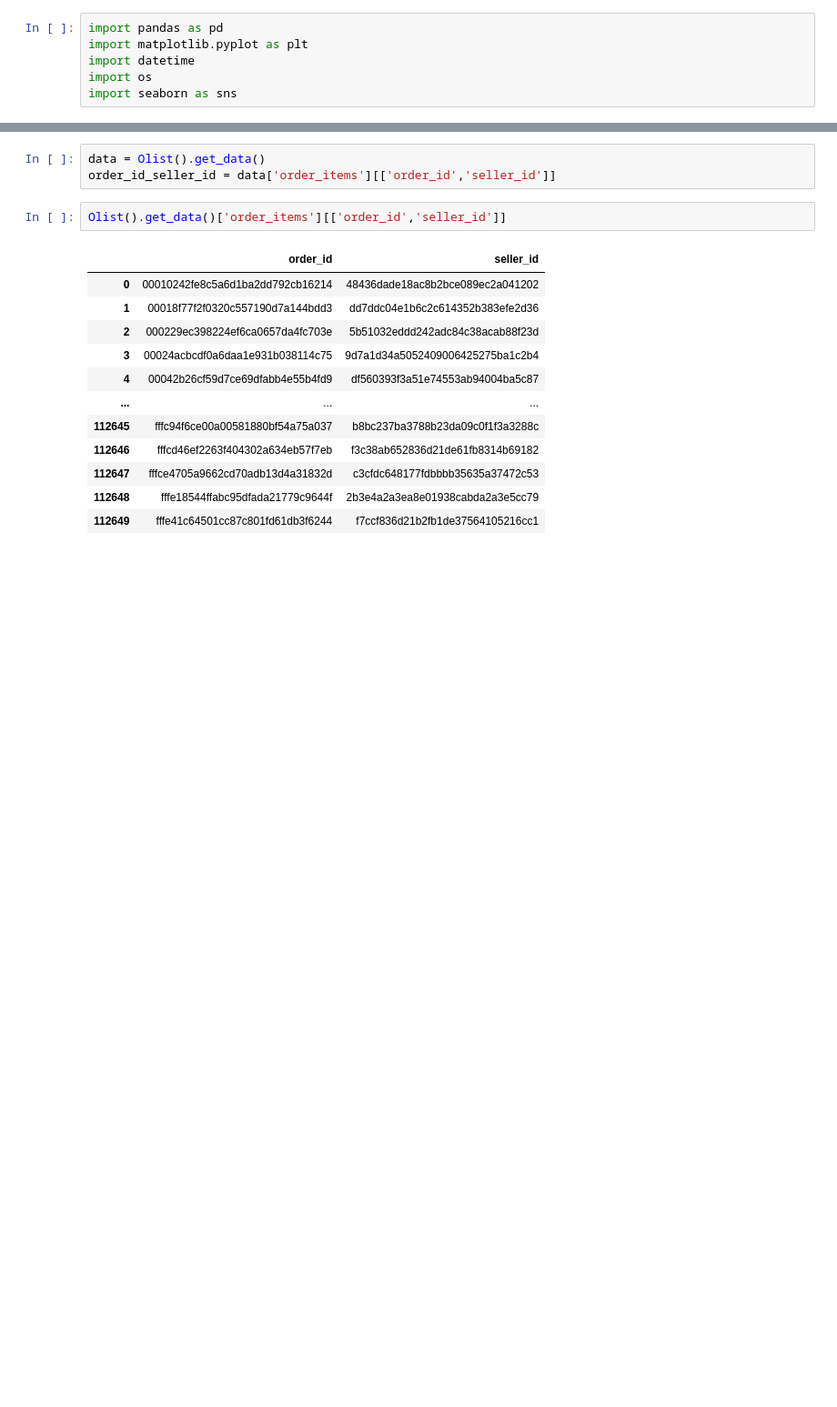
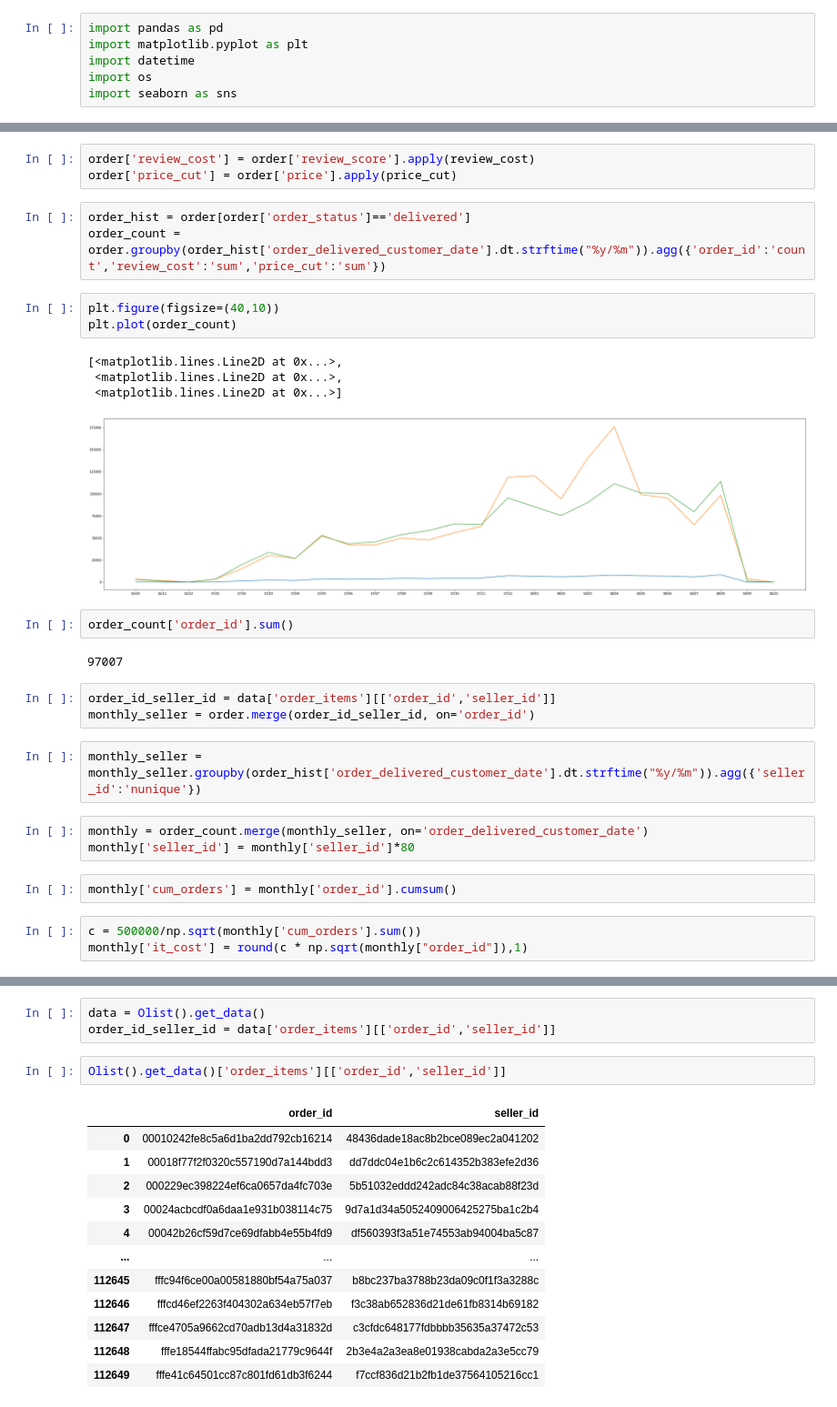
Before and after one commit to Michiel-DK/olist, a Jupyter notebook: Notebook.ipynb, the cells around one changed output, grey strips where cells are left out. Shown: that part at 91% size. Saved outputs shown, nothing was run; the diff lists cells and outputs as text; blank space fills up the shorter version.

Commit message:
viz + monthly

```diff
--- a/Notebook.ipynb
+++ b/Notebook.ipynb
@@ -12,0 +58,31 @@ order = Order().get_training_data()
+# %%
+order['review_cost'] = order['review_score'].apply(review_cost)
+order['price_cut'] = order['price'].apply(price_cut)
+# %%
+order_hist = order[order['order_status']=='delivered']
+order_count = order.groupby(order_hist['order_delivered_customer_date'].dt.strftime("%y/%m")).agg({'order_id':'count','review_cost':'sum','price_cut':'sum'})
+# %%
+plt.figure(figsize=(40,10))
+plt.plot(order_count)
+# %% [output]
+[<matplotlib.lines.Line2D at 0x...>,
+ <matplotlib.lines.Line2D at 0x...>,
+ <matplotlib.lines.Line2D at 0x...>]
+[figure, added]
+# %%
+order_count['order_id'].sum()
+# %% [output]
+97007
+# %%
+order_id_seller_id = data['order_items'][['order_id','seller_id']]
+monthly_seller = order.merge(order_id_seller_id, on='order_id')
+# %%
+monthly_seller = monthly_seller.groupby(order_hist['order_delivered_customer_date'].dt.strftime("%y/%m")).agg({'seller_id':'nunique'})
+# %%
+monthly = order_count.merge(monthly_seller, on='order_delivered_customer_date')
+monthly['seller_id'] = monthly['seller_id']*80
+# %%
+monthly['cum_orders'] = monthly['order_id'].cumsum()
+# %%
+c = 500000/np.sqrt(monthly['cum_orders'].sum())
+monthly['it_cost'] = round(c * np.sqrt(monthly["order_id"]),1)
```
Also changed, not shown: parts of 13 cells of this notebook.
